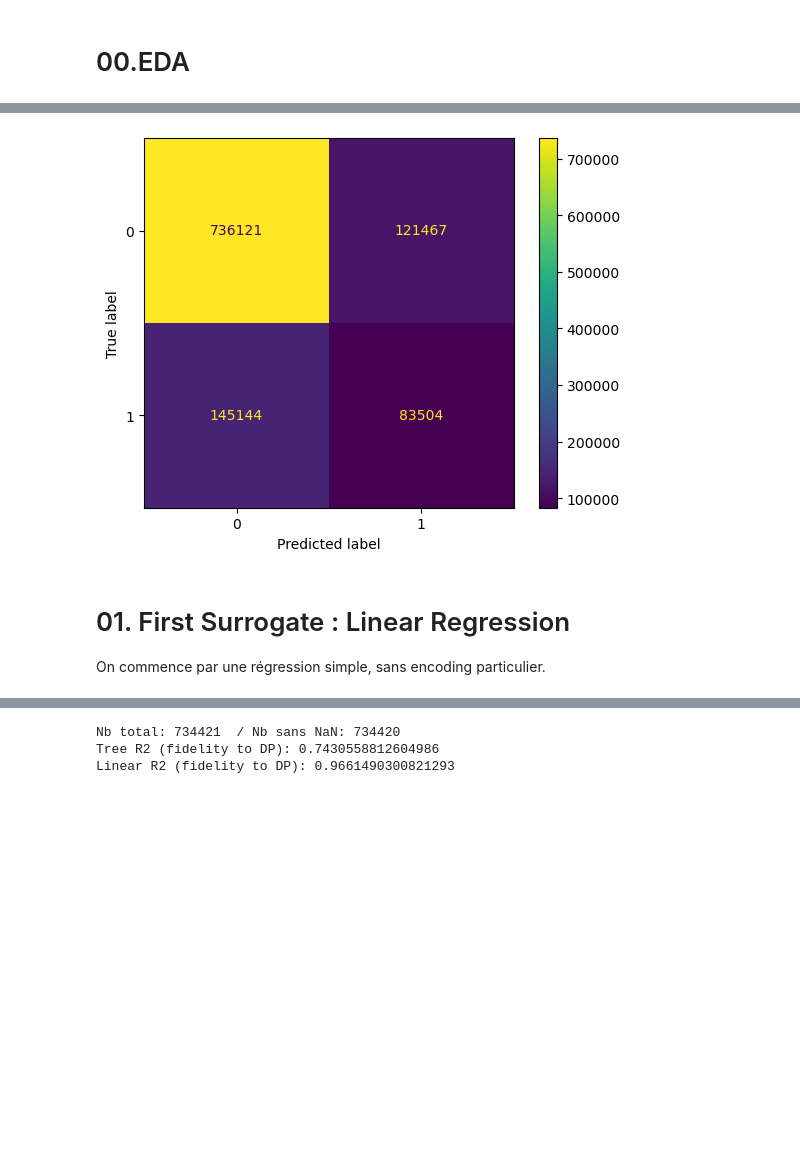
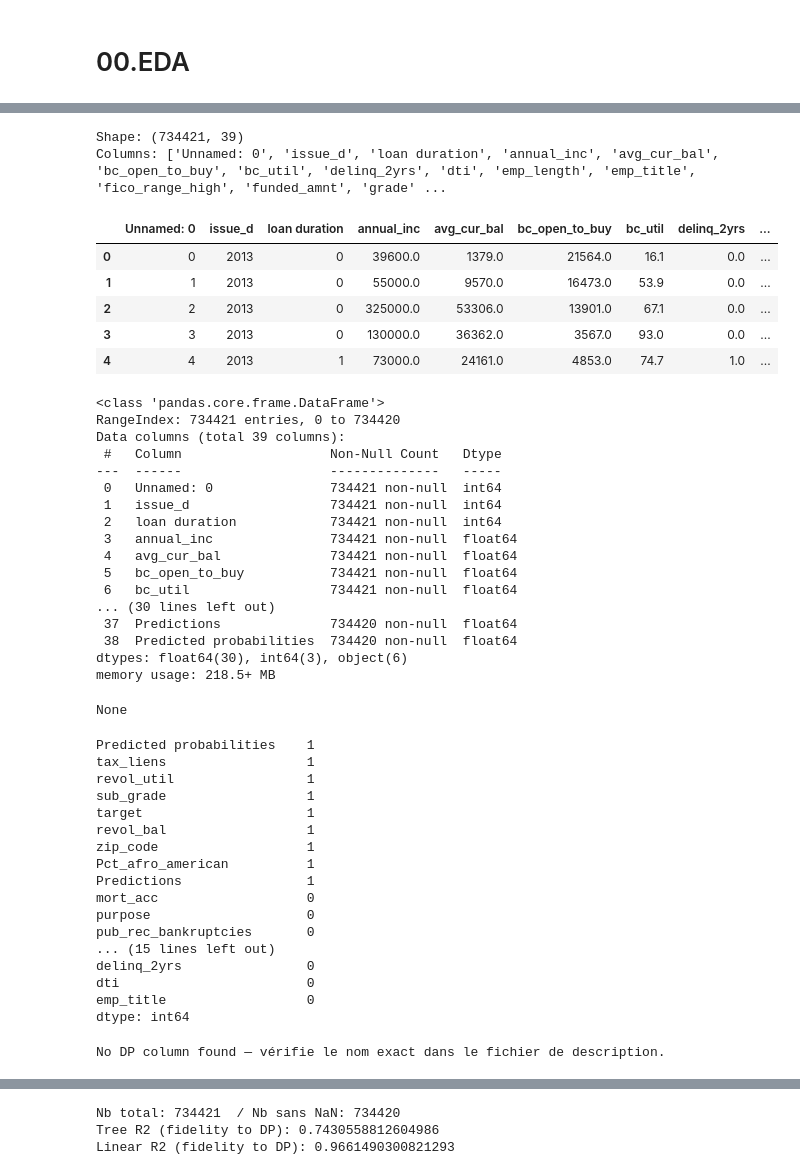
Before and after one commit to thom1100/fairness_project, a Jupyter notebook: project_notebook.ipynb, the cells around one changed output, grey strips where cells are left out. Cells and saved outputs as stored; diff of their text form; code cells hidden in the pictures; blank space fills up the shorter version.

```diff
--- a/project_notebook.ipynb
+++ b/project_notebook.ipynb
@@ -3,13 +3,19 @@ import pandas as pd
 import numpy as np
 import matplotlib.pyplot as plt
 
+pd.options.display.max_columns = 200
+
 from sklearn.model_selection import train_test_split
 from sklearn.tree import DecisionTreeRegressor
-from sklearn.metrics import r2_score, roc_auc_score
+from sklearn.linear_model import LogisticRegression
+from sklearn.metrics import r2_score, mean_squared_error, roc_auc_score
+from sklearn.linear_model import Lasso
 from sklearn.tree import export_text, plot_tree
+from pathlib import Path
 from sklearn.model_selection import train_test_split, StratifiedKFold, cross_validate
 from sklearn.compose import ColumnTransformer
 from sklearn.pipeline import Pipeline
+from sklearn.impute import SimpleImputer
 from sklearn.preprocessing import OneHotEncoder, StandardScaler
 from sklearn.metrics import (
     roc_auc_score,
@@ -78,13 +28,0 @@ df["Predicted probabilities"].plot(kind="hist")
-# %%
-from sklearn.metrics import confusion_matrix, ConfusionMatrixDisplay
-
-cm = confusion_matrix(df["target"], df["Predictions"])
-disp = ConfusionMatrixDisplay(cm)
-disp.plot();
-# %% [output]
-[figure, removed]
-# %% [markdown]
-# 01. First Surrogate : Linear Regression
-
-
-On commence par une régression simple, sans encoding particulier.
@@ -130,0 +29,59 @@ print("R² moyen :", scores.mean())
+# %%
+PATH = "./dataproject2025.csv"
+df = pd.read_csv(PATH)
+print("Shape:", df.shape)
+print("Columns:", df.columns.tolist())
+display(df.head())
+display(df.info())
+display(df.isnull().sum().sort_values(ascending=False).head(30))
+
+if "DP" in df.columns:
+    print("DP distribution:")
+    display(df["DP"].describe())
+else:
+    print("No DP column found — vérifie le nom exact dans le fichier de description.")
+# %% [output]
+Shape: (734421, 39)
+Columns: ['Unnamed: 0', 'issue_d', 'loan duration', 'annual_inc', 'avg_cur_bal', 'bc_open_to_buy', 'bc_util', 'delinq_2yrs', 'dti', 'emp_length', 'emp_title', 'fico_range_high', 'funded_amnt', 'grade' ...
+|  | Unnamed: 0 | issue_d | loan duration | annual_inc | avg_cur_bal | bc_open_to_buy | bc_util | delinq_2yrs | ... |
+| 0 | 0 | 2013 | 0 | 39600.0 | 1379.0 | 21564.0 | 16.1 | 0.0 | ... |
+| 1 | 1 | 2013 | 0 | 55000.0 | 9570.0 | 16473.0 | 53.9 | 0.0 | ... |
+| 2 | 2 | 2013 | 0 | 325000.0 | 53306.0 | 13901.0 | 67.1 | 0.0 | ... |
+| 3 | 3 | 2013 | 0 | 130000.0 | 36362.0 | 3567.0 | 93.0 | 0.0 | ... |
+| 4 | 4 | 2013 | 1 | 73000.0 | 24161.0 | 4853.0 | 74.7 | 1.0 | ... |
+<class 'pandas.core.frame.DataFrame'>
+RangeIndex: 734421 entries, 0 to 734420
+Data columns (total 39 columns):
+ #   Column                   Non-Null Count   Dtype
+---  ------                   --------------   -----
+ 0   Unnamed: 0               734421 non-null  int64
+ 1   issue_d                  734421 non-null  int64
+ 2   loan duration            734421 non-null  int64
+ 3   annual_inc               734421 non-null  float64
+ 4   avg_cur_bal              734421 non-null  float64
+ 5   bc_open_to_buy           734421 non-null  float64
+ 6   bc_util                  734421 non-null  float64
+... (30 lines left out)
+ 37  Predictions              734420 non-null  float64
+ 38  Predicted probabilities  734420 non-null  float64
+dtypes: float64(30), int64(3), object(6)
+memory usage: 218.5+ MB
+None
+Predicted probabilities    1
+tax_liens                  1
+revol_util                 1
+sub_grade                  1
+target                     1
+revol_bal                  1
+zip_code                   1
+Pct_afro_american          1
+Predictions                1
+mort_acc                   0
+purpose                    0
+pub_rec_bankruptcies       0
+... (15 lines left out)
+delinq_2yrs                0
+dti                        0
+emp_title                  0
+dtype: int64
+No DP column found — vérifie le nom exact dans le fichier de description.
```
Also changed, not shown: parts of 12 cells of this notebook, 1 other file.
